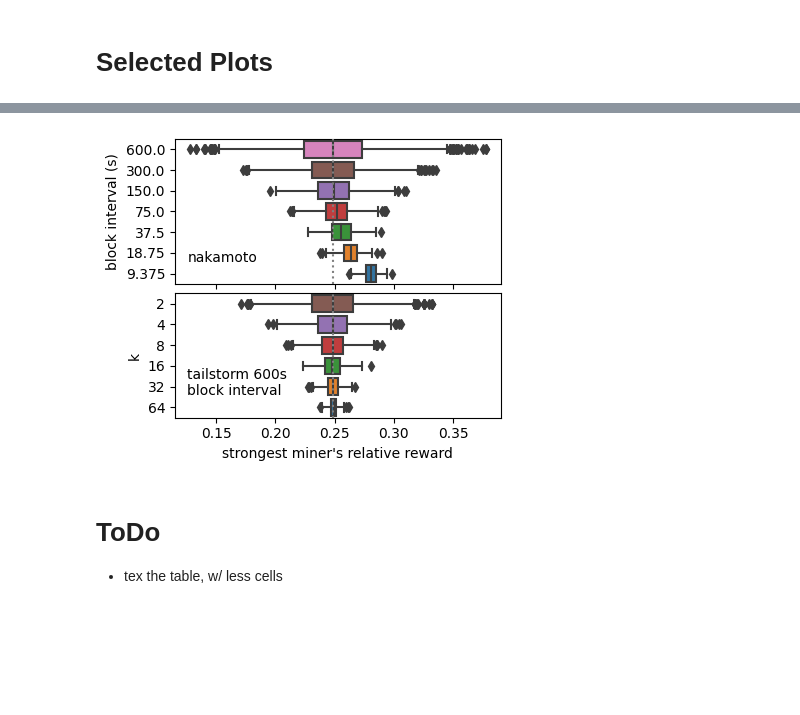
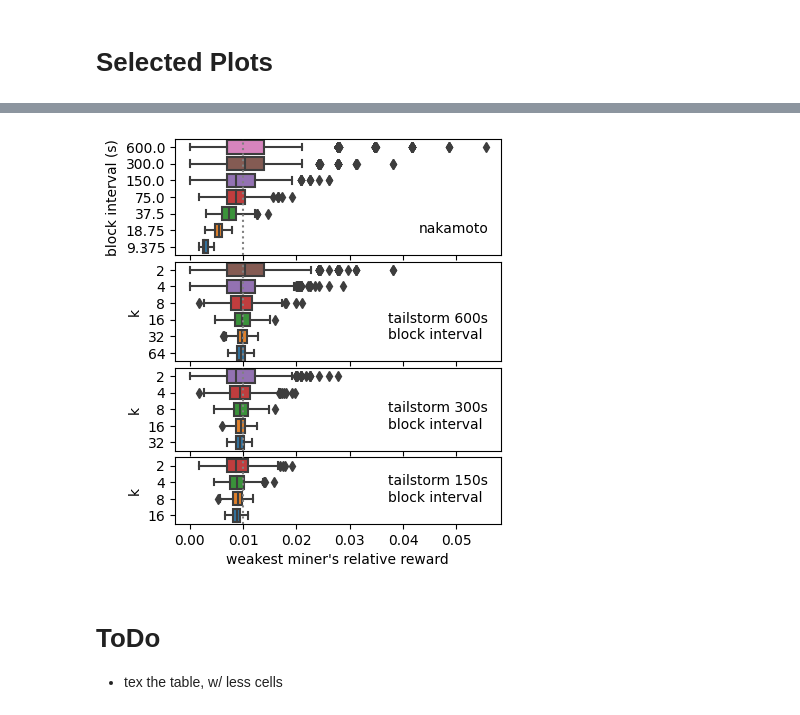
Before and after one commit to pkel/cpr, a Jupyter notebook: experiments/graphml_runner/honest-net-inequality-condensed.ipynb, the cells around one changed output, grey strips where cells are left out. Saved outputs shown, nothing was run; the diff lists cells and outputs as text; code cells hidden in the pictures; blank space fills up the shorter version.

Commit message:
Inequality analysis cont'd

```diff
--- a/experiments/graphml_runner/honest-net-inequality-condensed.ipynb
+++ b/experiments/graphml_runner/honest-net-inequality-condensed.ipynb
@@ -82,8 +82,7 @@ compute.append(1 - np.sum(compute))
 ## Simpler compute distributions for quick iteration
 
 # compute = list(range(1, 8))
-# compute = [ 0.01, 0.99 ]
-
+compute = [0.01, 0.99]
 compute = compute / np.sum(compute)
 
 ## Communication
@@ -165,7 +163,7 @@ def rows():
     for bi in [75 / 8, 75 / 4, 75 / 2, 75, 150, 300, 600]:
         ad = bi
         n = int(60 * 60 * 24 / ad)  # time per simulation should be roughly one day
-        for i in range(int(activations / n)):
+        for i in range(int(np.ceil(activations / n))):  # at least #activations pows
             yield r("nakamoto", 1, "constant", ad, i, n)
 
     # bk and tailstorm / 600s block interval
@@ -173,7 +171,7 @@ def rows():
         bi = 600
         ad = bi / k
         n = int(60 * 60 * 24 / ad)  # time per simulation should be roughly one day
-        for i in range(int(activations / n)):
+        for i in range(int(np.ceil(activations / n))):  # at least #activations pows
             yield r("bk", k, "constant", ad, i, n)
             yield r("tailstorm", k, "constant", ad, i, n)
             yield r("tailstorm", k, "discount", ad, i, n)
@@ -183,7 +181,17 @@ def rows():
         bi = 300
         ad = bi / k
         n = int(60 * 60 * 24 / ad)  # time per simulation should be roughly one day
-        for i in range(int(activations / n)):
+        for i in range(int(np.ceil(activations / n))):  # at least #activations pows
+            yield r("bk", k, "constant", ad, i, n)
+            yield r("tailstorm", k, "constant", ad, i, n)
+            yield r("tailstorm", k, "discount", ad, i, n)
+
+    # bk and tailstorm / 150s block interval
+    for k in [2, 4, 8, 16]:
+        bi = 150
+        ad = bi / k
+        n = int(60 * 60 * 24 / ad)  # time per simulation should be roughly one day
+        for i in range(int(np.ceil(activations / n))):  # at least #activations pows
             yield r("bk", k, "constant", ad, i, n)
             yield r("tailstorm", k, "constant", ad, i, n)
             yield r("tailstorm", k, "discount", ad, i, n)
@@ -460,15 +466,18 @@ plt.show()
 # %%
-# metric = 'weakest_relrew'
-# ref = np.min
+metric = "weakest_relrew"
+ref = np.min
+label = "weakest miner's relative reward"
 
-metric = "strongest_relrew"
-ref = np.max
+# metric = "strongest_relrew"
+# ref = np.max
+# label = "strongest miner's relative reward"
 
 # metric = 'gini_relrew'
 # ref = gini
+# label = "Gini coefficient of relative rewards"
 
-fig = plt.figure(figsize=[3.62, 3.62])
-ax1, ax2 = fig.subplots(2, 1, sharex=True, height_ratios=[7, 6])
+fig = plt.figure(figsize=[3.62, 5])
+ax1, ax2, ax3, ax4 = fig.subplots(4, 1, sharex=True, height_ratios=[7, 6, 5, 4])
 
 g = sns.boxplot(
     data=df.query('family == "nakamoto"'),
@@ -486,37 +495,83 @@ g.set(
     title="",
 )
 ax1.invert_yaxis()
 
 g = sns.boxplot(
     data=df.query(
-        'family == "tailstorm" and scheme=="constant" and block_interval==600'
+        'family == "tailstorm" and scheme=="discount" and block_interval==600'
     ),
     y="k",
     x=metric,
     orient="h",
     ax=ax2,
     hue="activation_delay",
     dodge=False,
 )
 g.axvline(x=ref(compute), color="gray", ls="dotted", zorder=3)
 g.set(
     ylabel="k",
-    xlabel="strongest miner's relative reward",
+    xlabel=label,
+    title="",
+)
+
+g = sns.boxplot(
+    data=df.query(
+        'family == "tailstorm" and scheme=="discount" and block_interval==300'
+    ),
+    y="k",
+    x=metric,
+    orient="h",
+    ax=ax3,
+    hue="activation_delay",
+    dodge=False,
+)
+g.axvline(x=ref(compute), color="gray", ls="dotted", zorder=3)
+g.set(
+    ylabel="k",
+    xlabel=label,
+    title="",
+)
+
+g = sns.boxplot(
+    data=df.query(
+        'family == "tailstorm" and scheme=="discount" and block_interval==150'
+    ),
+    y="k",
+    x=metric,
+    orient="h",
+    ax=ax4,
+    hue="activation_delay",
+    dodge=False,
+)
+g.axvline(x=ref(compute), color="gray", ls="dotted", zorder=3)
+g.set(
+    ylabel="k",
+    xlabel=label,
     title="",
 )
 
 handles, labels = ax1.get_legend_handles_labels()
 ax1.legend([], [], title="nakamoto", frameon=False)
 ax2.legend(
-    [], [], title="tailstorm 600s\nblock interval", frameon=False, loc="lower left"
+    [], [], title="tailstorm 600s\nblock interval", frameon=False, loc="lower right"
+)
+ax3.legend(
+    [], [], title="tailstorm 300s\nblock interval", frameon=False, loc="lower right"
+)
+ax4.legend(
+    [], [], title="tailstorm 150s\nblock interval", frameon=False, loc="lower right"
 )
 # fig.legend(handles, labels, loc="lower left", title="activation delay (s)", ncols=4)
 # fig.subplots_adjust(bottom=0.22, hspace=0.07, wspace=0, left=0)
 fig.subplots_adjust(hspace=0.07, wspace=0, left=0)
 
 plt.show()
+
+fig.savefig(
+    "inequality.png", dpi=600, bbox_inches="tight", transparent=True, pad_inches=0
+)
 # %% [output]
-[figure, old version]
+[figure, new version]
 # %% [markdown]
 # ToDo
 
```
Also changed, not shown: parts of 7 cells of this notebook.
